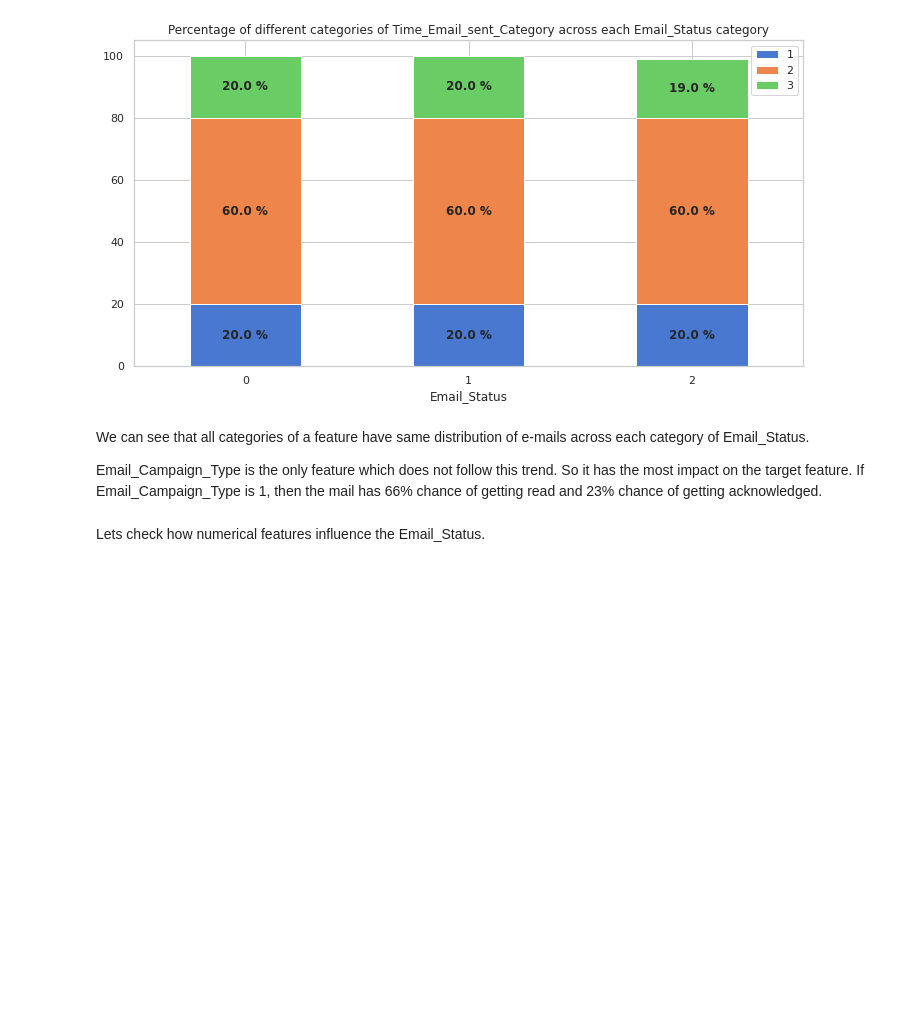
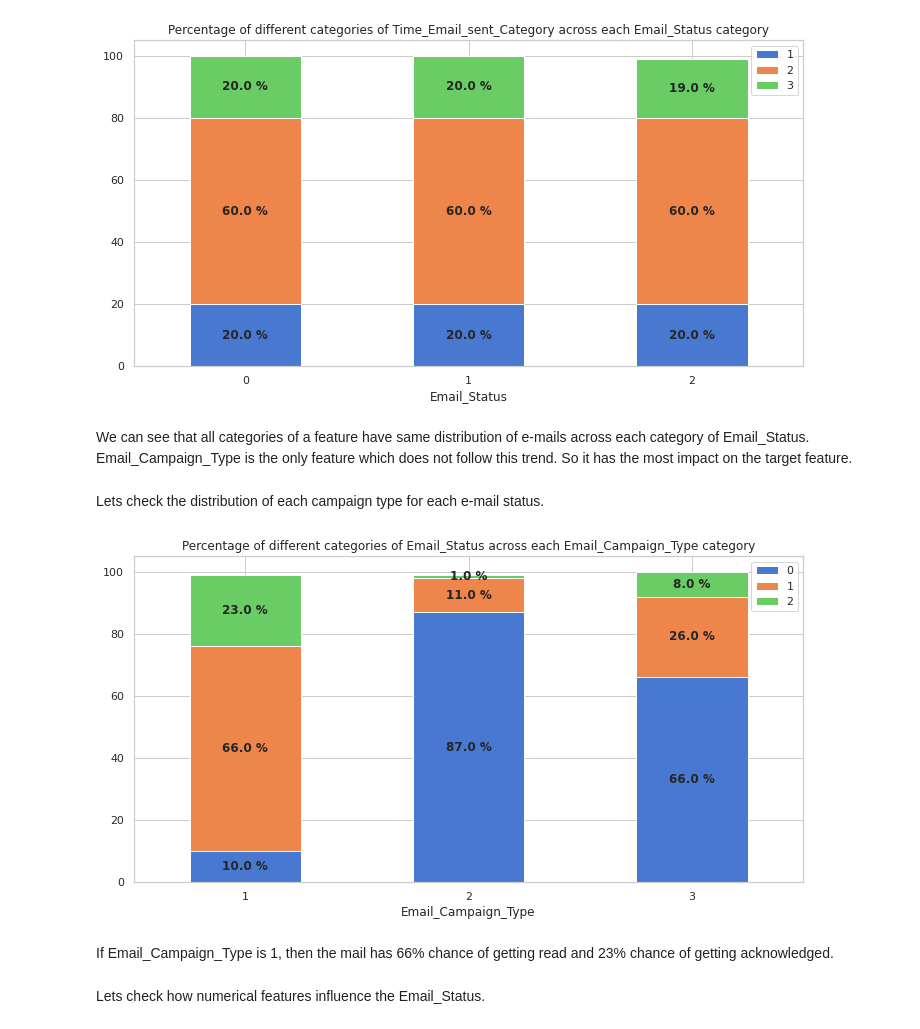
Before and after one commit to connect-midhunr/email-campaign-effectiveness-prediction, a Jupyter notebook: Email_Campaign_Effectiveness_Prediction_Capstone_Project.ipynb, the cells around one changed output. Saved outputs shown, nothing was run; the diff lists cells and outputs as text; code cells hidden in the pictures; blank space fills up the shorter version.

```diff
--- a/Email_Campaign_Effectiveness_Prediction_Capstone_Project.ipynb
+++ b/Email_Campaign_Effectiveness_Prediction_Capstone_Project.ipynb
@@ -642,9 +642,16 @@ for feature in categorical_features:
 [figure]
 [figure]
 # %% [markdown]
-We can see that all categories of a feature have same distribution of e-mails across each category of Email_Status.
-
-Email_Campaign_Type is the only feature which does not follow this trend. So it has the most impact on the target feature. If Email_Campaign_Type is 1, then the mail has 66% chance of getting read and 23% chance of getting acknowledged.
+We can see that all categories of a feature have same distribution of e-mails across each category of Email_Status. Email_Campaign_Type is the only feature which does not follow this trend. So it has the most impact on the target feature.
+# %% [markdown]
+Lets check the distribution of each campaign type for each e-mail status.
+# %%
+# plot stacked bar graphs to show the percentage of e-mails in each Email_Status for every campaign type
+stacked_bar_graph_with_percentage(campaign_df, 'Email_Campaign_Type', 'Email_Status')
+# %% [output]
+[figure, added]
+# %% [markdown]
+If Email_Campaign_Type is 1, then the mail has 66% chance of getting read and 23% chance of getting acknowledged.
 # %% [markdown]
 Lets check how numerical features influence the Email_Status.
 # %%
```
Also changed, not shown: parts of 4 cells of this notebook.
